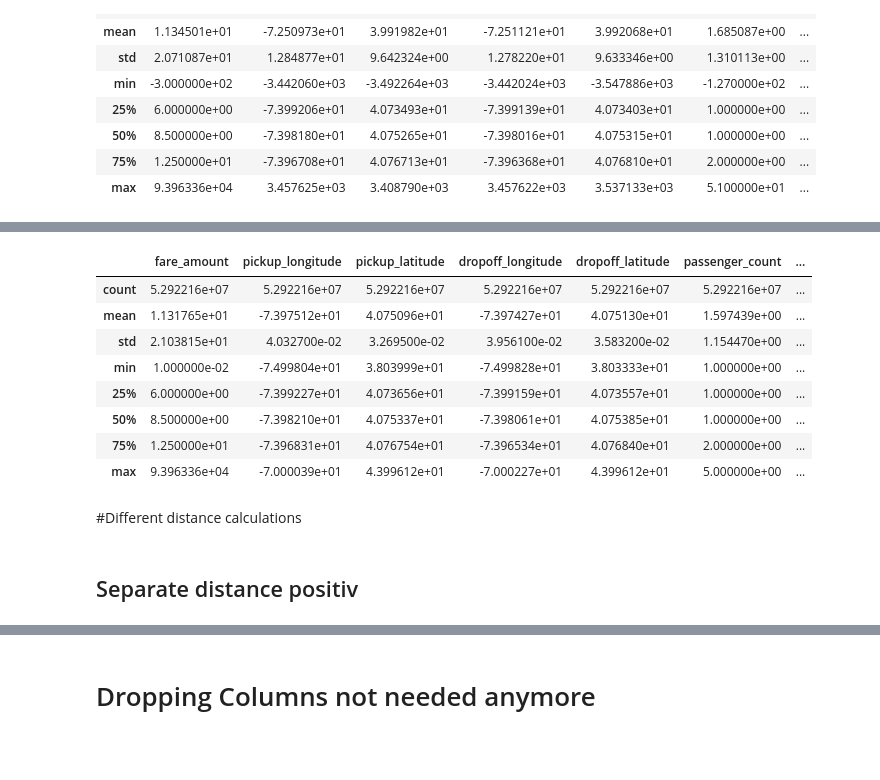
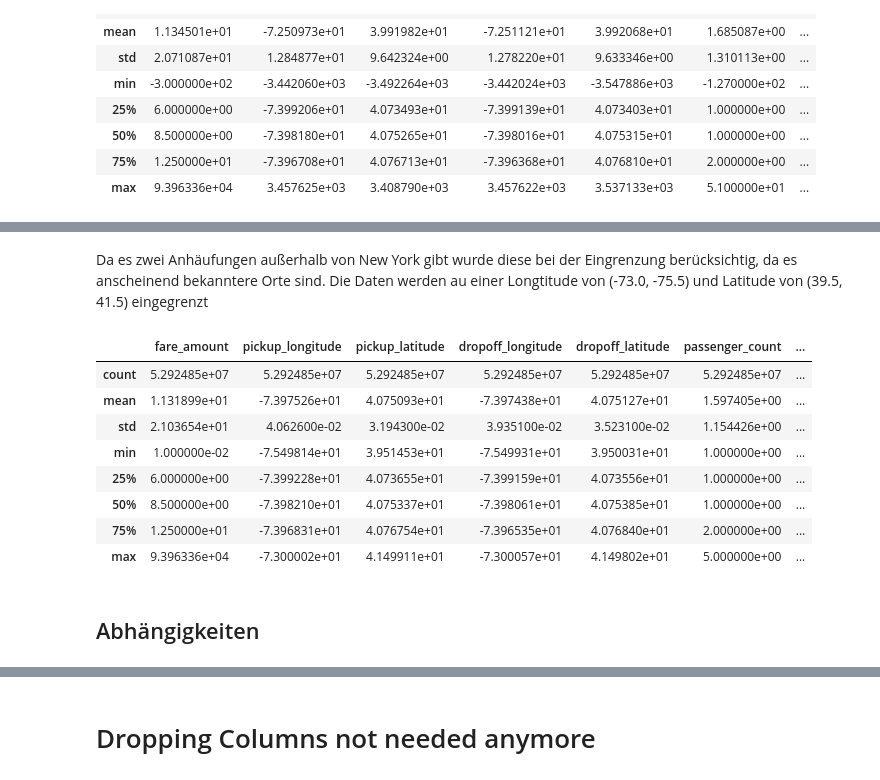
Before and after one commit to AyHaski/BigDataAnalyticsProject, a Jupyter notebook: Kopie_von_Rapids_Colab.ipynb, the cells around one changed output, grey strips where cells are left out. Saved outputs shown, nothing was run; the diff lists cells and outputs as text; code cells hidden in the pictures; blank space fills up the shorter version.

```diff
--- a/Kopie_von_Rapids_Colab.ipynb
+++ b/Kopie_von_Rapids_Colab.ipynb
@@ -191,12 +164,12 @@ gdf_test['pickup_datetime'] = gdf_test['pickup_datetime'].astype('datetime64[ns]
 # %%
-#Getting interger numbers from the pickup_datetime
-gdf_train["hour"] = gdf_train.pickup_datetime.dt.hour
-gdf_train["weekday"] = gdf_train.pickup_datetime.dt.weekday
-gdf_train["month"] = gdf_train.pickup_datetime.dt.month
-gdf_train["year"] = gdf_train.pickup_datetime.dt.year
+#Getting integer numbers from the pickup_datetime
+train_1["hour"] = train_1.pickup_datetime.dt.hour
+train_1["weekday"] = train_1.pickup_datetime.dt.weekday
+train_1["month"] = train_1.pickup_datetime.dt.month
+train_1["year"] = train_1.pickup_datetime.dt.year
 
-gdf_test["hour"] = gdf_test.pickup_datetime.dt.hour
-gdf_test["weekday"] = gdf_test.pickup_datetime.dt.weekday
-gdf_test["month"] = gdf_test.pickup_datetime.dt.month
-gdf_test["year"] = gdf_test.pickup_datetime.dt.year
+test_1["hour"] = test_1.pickup_datetime.dt.hour
+test_1["weekday"] = test_1.pickup_datetime.dt.weekday
+test_1["month"] = test_1.pickup_datetime.dt.month
+test_1["year"] = test_1.pickup_datetime.dt.year
 # %%
@@ -242,4 +195,0 @@ gdf_train.nans_to_nulls()
-# %%
-test_1 = gdf_test
-train_1 = gdf_train.dropna()
-train_1
@@ -259,0 +196,5 @@ train_1
+# %%
+train_1.nans_to_nulls()
+train_1 = train_1.dropna()
+print("Shape of Training Data after dropping columns",train_1.shape)
+print("Shape of Testing Data after dropping columns",test_1.shape)
@@ -271,0 +245,3 @@ train_1.describe()
+# %%
+train_1 = train_1[(train_1['fare_amount'] > 0) & (train_1['fare_amount'] < 20000)]
+train_1 = train_1[(train_1['passenger_count'] > 0) & (train_1['passenger_count'] < 6)]
@@ -272,24 +323,19 @@ train_1.describe()
+# %% [markdown]
+Da es zwei Anhäufungen außerhalb von New York gibt wurde diese bei der Eingrenzung berücksichtig, da es anscheinend bekanntere Orte sind. Die Daten werden au einer Longtitude von (-73.0, -75.5) und Latitude von (39.5, 41.5) eingegrenzt
 # %%
-#Check fare_amount im minus macht kein sinn, wird gedroppt
-train_1 = train_1[train_1['fare_amount'] > 0]
 #Manche Koordinaten sind supper weit weg werden entfernt
-train_1 = train_1[(train_1['pickup_longitude'] < -70) & (train_1['pickup_longitude'] > -75)]
-train_1 = train_1[(train_1['pickup_latitude'] > 38) & (train_1['pickup_latitude'] < 44)]
-train_1 = train_1[(train_1['dropoff_longitude'] < -70) & (train_1['dropoff_longitude'] > -75)]
-train_1 = train_1[(train_1['dropoff_latitude'] > 38) & (train_1['dropoff_latitude'] < 44)]
-train_1 = train_1[(train_1['passenger_count'] > 0) & (train_1['passenger_count'] < 6)]
+train_1 = train_1[(train_1['pickup_longitude'] < -73) & (train_1['pickup_longitude'] > -75.5)]
+train_1 = train_1[(train_1['pickup_latitude'] > 39.5) & (train_1['pickup_latitude'] < 41.5)]
+train_1 = train_1[(train_1['dropoff_longitude'] < -73) & (train_1['dropoff_longitude'] > -75.5)]
+train_1 = train_1[(train_1['dropoff_latitude'] > 39.5) & (train_1['dropoff_latitude'] < 41.5)]
 train_1.describe()
 # %% [output]
 |  | fare_amount | pickup_longitude | pickup_latitude | dropoff_longitude | dropoff_latitude | passenger_count | ... |
-| count | 5.292216e+07 | 5.292216e+07 | 5.292216e+07 | 5.292216e+07 | 5.292216e+07 | 5.292216e+07 | ... |
-| mean | 1.131765e+01 | -7.397512e+01 | 4.075096e+01 | -7.397427e+01 | 4.075130e+01 | 1.597439e+00 | ... |
-| std | 2.103815e+01 | 4.032700e-02 | 3.269500e-02 | 3.956100e-02 | 3.583200e-02 | 1.154470e+00 | ... |
-| min | 1.000000e-02 | -7.499804e+01 | 3.803999e+01 | -7.499828e+01 | 3.803333e+01 | 1.000000e+00 | ... |
-| 25% | 6.000000e+00 | -7.399227e+01 | 4.073656e+01 | -7.399159e+01 | 4.073557e+01 | 1.000000e+00 | ... |
+| count | 5.292485e+07 | 5.292485e+07 | 5.292485e+07 | 5.292485e+07 | 5.292485e+07 | 5.292485e+07 | ... |
+| mean | 1.131899e+01 | -7.397526e+01 | 4.075093e+01 | -7.397438e+01 | 4.075127e+01 | 1.597405e+00 | ... |
+| std | 2.103654e+01 | 4.062600e-02 | 3.194300e-02 | 3.935100e-02 | 3.523100e-02 | 1.154426e+00 | ... |
+| min | 1.000000e-02 | -7.549814e+01 | 3.951453e+01 | -7.549931e+01 | 3.950031e+01 | 1.000000e+00 | ... |
+| 25% | 6.000000e+00 | -7.399228e+01 | 4.073655e+01 | -7.399159e+01 | 4.073556e+01 | 1.000000e+00 | ... |
 | 50% | 8.500000e+00 | -7.398210e+01 | 4.075337e+01 | -7.398061e+01 | 4.075385e+01 | 1.000000e+00 | ... |
-| 75% | 1.250000e+01 | -7.396831e+01 | 4.076754e+01 | -7.396534e+01 | 4.076840e+01 | 2.000000e+00 | ... |
-| max | 9.396336e+04 | -7.000039e+01 | 4.399612e+01 | -7.000227e+01 | 4.399612e+01 | 5.000000e+00 | ... |
+| 75% | 1.250000e+01 | -7.396831e+01 | 4.076754e+01 | -7.396535e+01 | 4.076840e+01 | 2.000000e+00 | ... |
+| max | 9.396336e+04 | -7.300002e+01 | 4.149911e+01 | -7.300057e+01 | 4.149802e+01 | 5.000000e+00 | ... |
-# %% [markdown]
-#Different distance calculations
-# %% [markdown]
-## Separate distance positiv
@@ -301,0 +342,2 @@ test_1['latitude_distance']=(test_1['dropoff_latitude'] - test_1['pickup_latitud
+# %% [markdown]
+## Abhängigkeiten
```
Also changed, not shown: parts of 81 cells of this notebook.
